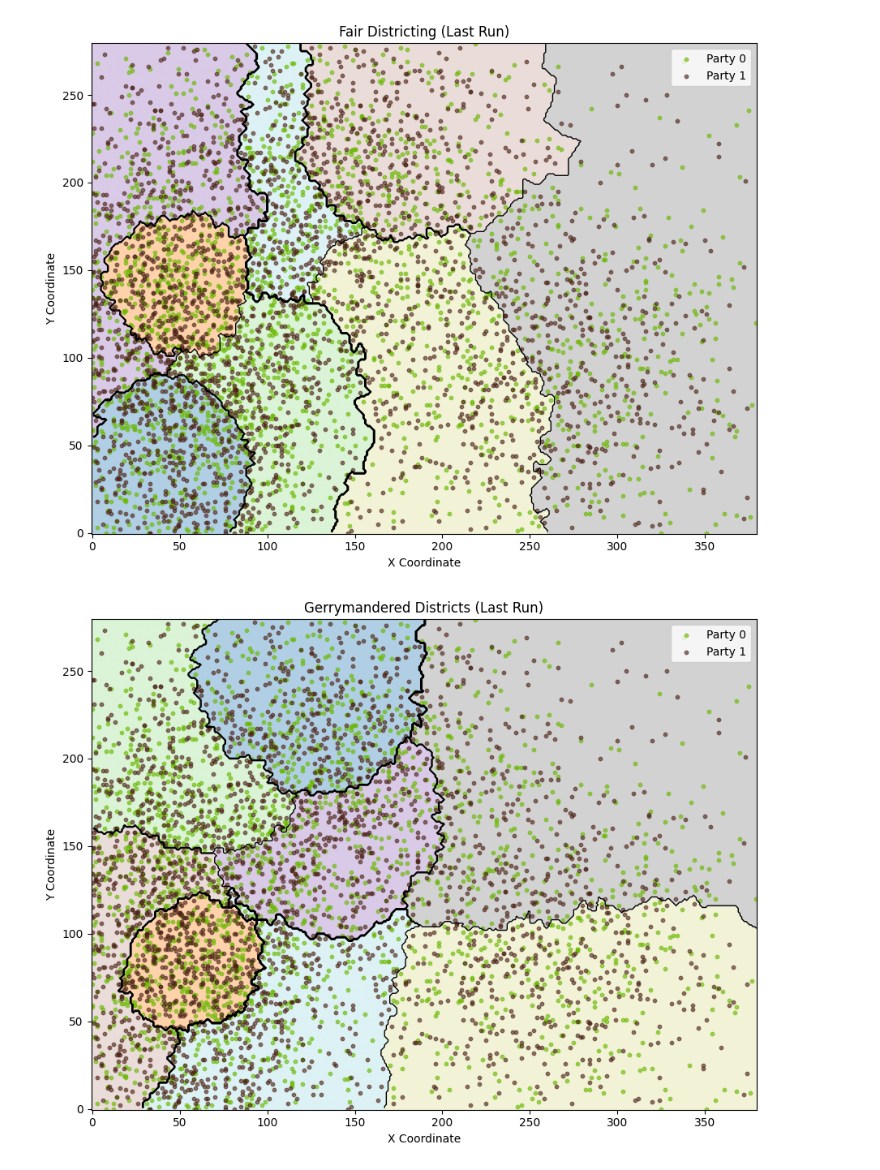
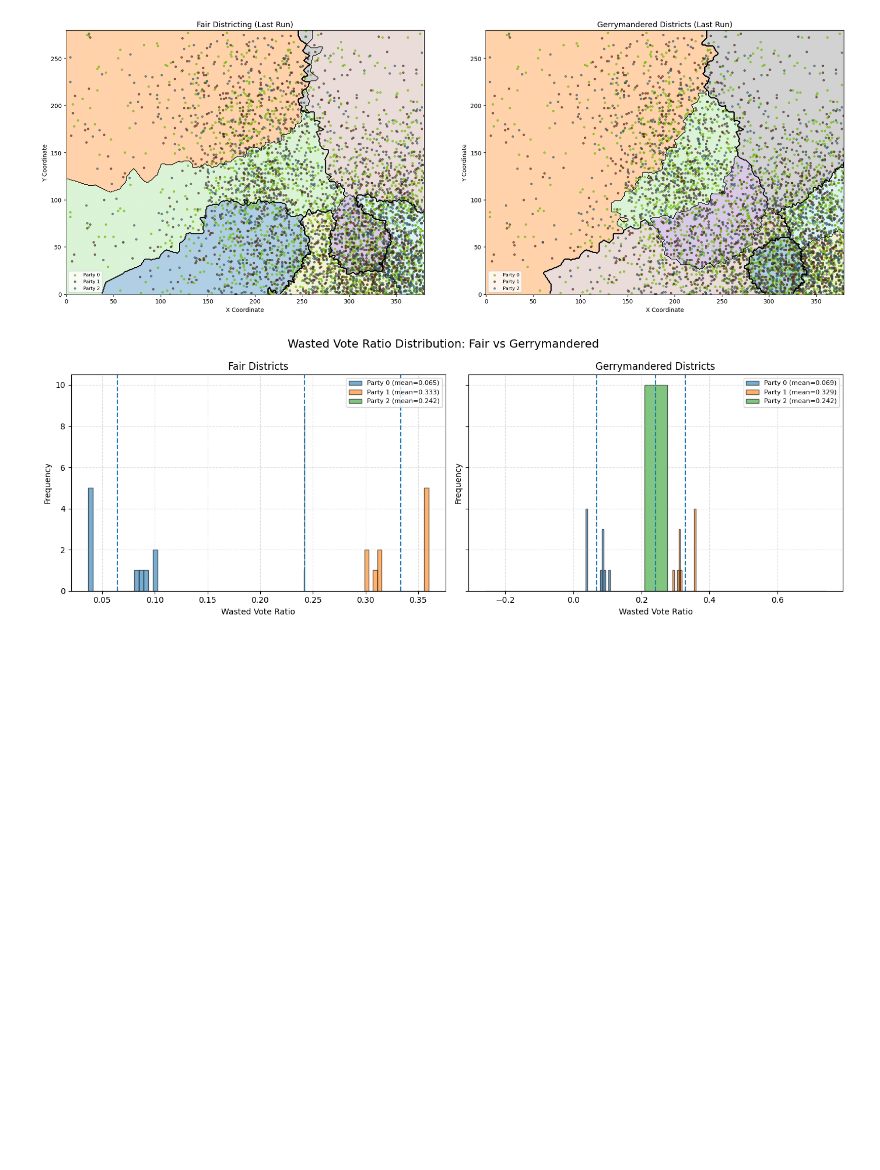
Before and after one commit to CarlLienert/SeniorCapstone, a Jupyter notebook: simmy.ipynb, the cells around one changed output. Drawn from its saved outputs; the diff is of its cells as text; code cells hidden in the pictures; blank space fills up the shorter version.

```diff
--- a/simmy.ipynb
+++ b/simmy.ipynb
@@ -11,10 +11,10 @@ import pandas as pd
 WIDTH = 380
 HEIGHT = 280
 NUM_VOTERS = 5000
-NUM_PARTIES = 2
+NUM_PARTIES = 3
 NUM_DISTRICTS = 8
 VOTERS_PER_DISTRICT = NUM_VOTERS // NUM_DISTRICTS
-NUM_RUNS = 30
+NUM_RUNS = 10
 
 NUM_CITIES = 8
 CITY_INTENSITY = (10, 30)
@@ -26,13 +26,14 @@ PARTY_IDS = [f"Party {i}" for i in range(NUM_PARTIES)]
 party_colors = np.random.rand(NUM_PARTIES, 3)
 PARTY_COLORS = dict(zip(PARTY_IDS, party_colors))
 
-PARTY_BIAS = [0.45, 0.55]
+PARTY_BIAS = [0.40, 0.35, 0.25]
 
 # ------------------------
 # GENERATE DENSITY FIELD
 # ------------------------
 density = np.full((HEIGHT, WIDTH), 1.0)
 X, Y = np.meshgrid(np.arange(WIDTH), np.arange(HEIGHT))
+
 
 for _ in range(NUM_CITIES):
     cx = np.random.uniform(0, WIDTH)
@@ -61,7 +62,7 @@ voter_parties = np.random.choice(
 # ADJACENCY GRAPH (kNN)
 # Built once and frozen — defines all legal expansion moves
 # ------------------------
-def build_adjacency(voters, k=25):
+def build_adjacency(voters, k=40):
     tree = cKDTree(voters)
     adjacency = {}
     for i in range(len(voters)):
@@ -69,7 +70,7 @@ def build_adjacency(voters, k=25):
         adjacency[i] = set(idx[1:])
     return adjacency
 
-adjacency = build_adjacency(voters, k=25)
+adjacency = build_adjacency(voters, k=40)
 
 # ------------------------
 # SEED SELECTION
@@ -148,7 +149,7 @@ def grow_district(seed, adjacency, assigned, max_size, rng,
 # enforcing contiguity. Multiple passes handle voters whose
 # neighbors were also unassigned on the previous pass.
 # ------------------------
-def assign_leftovers(districts, assigned, adjacency, labels, rng, max_iter=20):
+def assign_leftovers(districts, assigned, adjacency, labels, rng, max_iter=50):
     unassigned = [i for i in range(len(assigned)) if not assigned[i]]
 
     for _ in range(max_iter):
@@ -172,11 +173,13 @@ def assign_leftovers(districts, assigned, adjacency, labels, rng, max_iter=20):
 
         unassigned = still_unassigned
 
-    # Safety net: if any voters still unassigned after max_iter
-    # (should be very rare), assign to nearest district by adjacency
+    # Safety net: if any voters remain unassigned after max_iter passes, assign them
     if unassigned:
+        assigned_indices = np.where(assigned)[0]
+        assigned_tree = cKDTree(voters[assigned_indices])
         for node in unassigned:
-            chosen = rng.integers(len(districts))
+            _, idx = assigned_tree.query(voters[node])
+            chosen = labels[assigned_indices[idx]]
             districts[chosen].add(node)
             labels[node] = chosen
             assigned[node] = True
@@ -283,6 +286,8 @@ def plot_districts(district_labels, voter_parties, title):
 # ------------------------
 fair_wasted_vote_table  = []
 gerry_wasted_vote_table = []
+all_fair_counts  = []
+all_gerry_counts = []
 
 for run in range(NUM_RUNS):
     rng = np.random.default_rng(run)
@@ -295,6 +300,7 @@ for run in range(NUM_RUNS):
         tolerance=0.15
     )
     fair_counts = count_votes(fair_labels, voter_parties)
+    all_fair_counts.append(fair_counts)
 
     fair_wasted_votes = {p: 0 for p in PARTY_IDS}
     total_votes = 0
@@ -323,11 +329,11 @@ for run in range(NUM_RUNS):
         voter_parties=voter_parties,
         target_size=VOTERS_PER_DISTRICT,
         tolerance=0.15,
-        target_party=0,
-        bias_strength=0.75
+        target_party=1,
+        bias_strength=0.90
     )
     gerry_counts = count_votes(biased_labels, voter_parties)
-
+    all_gerry_counts.append(gerry_counts)
     gerry_wasted_votes = {p: 0 for p in PARTY_IDS}
     total_votes = 0
 
@@ -368,8 +374,47 @@ print(df_gerry.drop(columns="Run").mean())
 # ------------------------
 # VISUALIZE LAST RUN
 # ------------------------
-plot_districts(fair_labels,   voter_parties, "Fair Districting (Last Run)")
-plot_districts(biased_labels, voter_parties, "Gerrymandered Districts (Last Run)")
+#plot_districts(fair_labels,   voter_parties, "Fair Districting (Last Run)")
+#plot_districts(biased_labels, voter_parties, "Gerrymandered Districts (Last Run)")
+
+# ------------------------
+# VISUALIZE LAST RUN — SIDE BY SIDE
+# ------------------------
+fig, axes = plt.subplots(1, 2, figsize=(20, 7))
+
+def plot_districts_ax(ax, district_labels, voter_parties, title):
+    tree = cKDTree(voters)
+    xx, yy = np.meshgrid(np.arange(WIDTH), np.arange(HEIGHT))
+    grid_points = np.column_stack((xx.ravel(), yy.ravel()))
+
+    _, nearest_voter = tree.query(grid_points)
+    pixel_districts = district_labels[nearest_voter]
+    pixel_map = pixel_districts.reshape((HEIGHT, WIDTH))
+
+    ax.imshow(pixel_map, origin='lower', cmap='tab20', alpha=0.35)
+    ax.contour(
+        pixel_map,
+        levels=np.arange(NUM_DISTRICTS) + 0.5,
+        colors='black',
+        linewidths=1,
+        origin='lower'
+    )
+    for i, party in enumerate(PARTY_IDS):
+        mask = voter_parties == i
+        ax.scatter(
+            voters[mask, 0], voters[mask, 1],
+            color=PARTY_COLORS[party], label=party, s=10, alpha=0.6
+        )
+    ax.set_title(title, fontsize=13)
+    ax.set_xlabel("X Coordinate")
+    ax.set_ylabel("Y Coordinate")
+    ax.legend(fontsize=8)
+
+plot_districts_ax(axes[0], fair_labels,   voter_parties, "Fair Districting (Last Run)")
+plot_districts_ax(axes[1], biased_labels, voter_parties, "Gerrymandered Districts (Last Run)")
+
+plt.tight_layout()
+plt.show()
 
 # ------------------------
 # HISTOGRAMS: Wasted Vote Ratios
@@ -417,3 +462,3 @@ Party 1    0.103980
 dtype: float64
-[figure, old version]
+[figure, new version]
-[figure, old version]
+[figure, new version]
```
Also changed, not shown: parts of 2 cells of this notebook, 3 other files.
